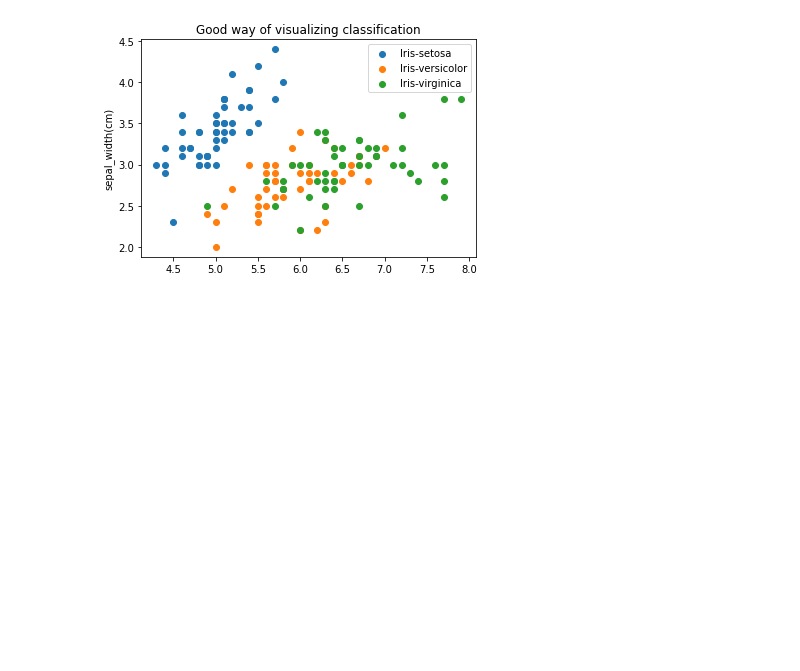
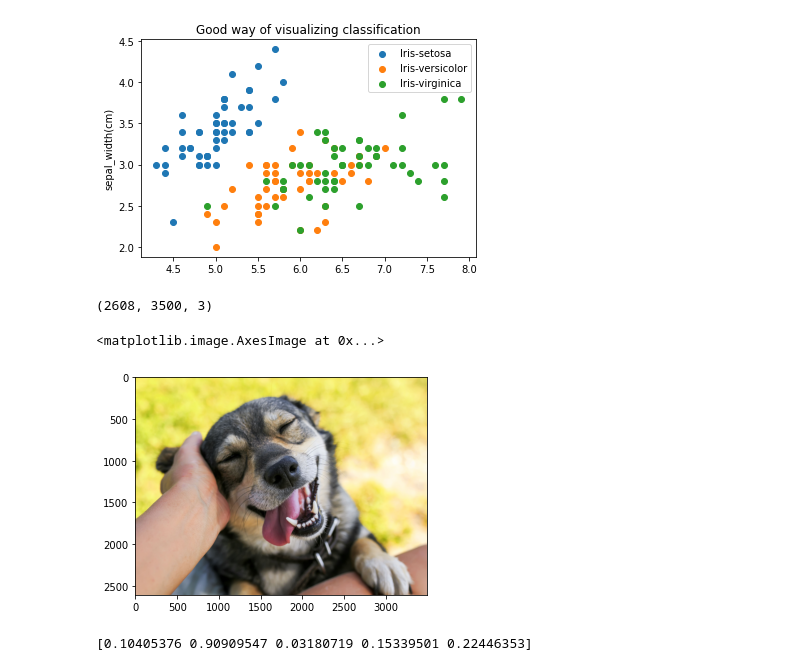
Before and after one commit to haron1100/teach-ml, a Jupyter notebook: DataViz.ipynb, the cells around one changed output. Saved outputs shown, nothing was run; the diff lists cells and outputs as text; code cells hidden in the pictures; blank space fills up the shorter version.

```diff
--- a/DataViz.ipynb
+++ b/DataViz.ipynb
@@ -94,0 +94,9 @@ Dataset after converting classnames
+# %%
+img = cv2.imread('/content/gdrive/My Drive/data/dog1.jpg')
+print(img.shape)
+#plt.imshow(img)
+plt.imshow(img[:, :, ::-1])
+# %% [output]
+(2608, 3500, 3)
+<matplotlib.image.AxesImage at 0x...>
+[figure, added]
@@ -94,0 +105,7 @@ Dataset after converting classnames
+# %%
+a = np.array([6, 2, 3, 4, 5, 7, 8])
+b = np.arange(0, 15)
+c = np.random.rand(5)
+print(c)
+# %% [output]
+[0.10405376 0.90909547 0.03180719 0.15339501 0.22446353]
```
Also changed, not shown: parts of 8 cells of this notebook.
